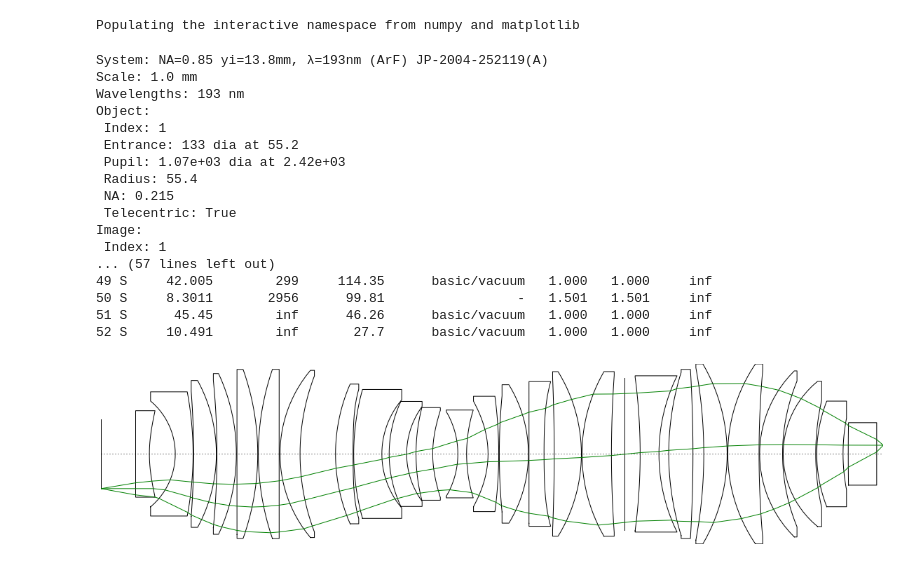
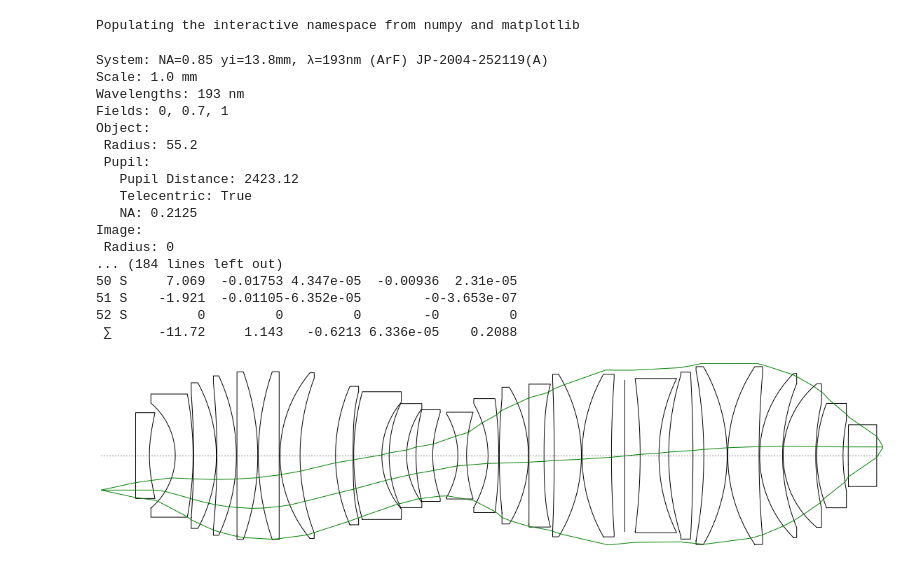
Before and after one commit to quartiq/rayopt-notebooks, a Jupyter notebook: lithograph_JPA_2004252119.ipynb, the cells around one changed output. Cells and saved outputs as stored; diff of their text form; code cells hidden in the pictures.

```diff
--- a/lithograph_JPA_2004252119.ipynb
+++ b/lithograph_JPA_2004252119.ipynb
@@ -71,64 +71,56 @@ data = """
 columns = "num roc distance material"
 s = system_from_text(data, columns.split(),
         shifts={"distance": 1}, wavelengths=[193.306e-9],
         description="NA=0.85 yi=13.8mm, λ=193nm (ArF) JP-2004-252119(A)")
-s.object = FiniteConjugate(radius=13.85*4, na=.85/4, telecentric=True)
-s.image = FiniteConjugate(radius=13.85, na=.85, telecentric=True)
-s[2].aspherics = [-1.1125e-7, 3.34964e-12, -1.42684e-16,
+s.object = FiniteConjugate(radius=13.8*4, pupil=dict(
+        type="na", na=.85/4, telecentric=True, aim=False))
+s[2].aspherics = [0, -1.1125e-7, 3.34964e-12, -1.42684e-16,
                   3.9882e-21, 8.17347e-25, -6.87665e-29]
-s[5].aspherics = [5.34237e-9, -9.72667e-14, -5.84808e-18,
+s[5].aspherics = [0, 5.34237e-9, -9.72667e-14, -5.84808e-18,
                   2.99174e-22, 1.01762e-26, -6.74726e-31]
-s[16].aspherics = [6.19191e-8, -1.21235e-12, 6.91135e-17,
+s[16].aspherics = [0, 6.19191e-8, -1.21235e-12, 6.91135e-17,
                    -2.36561e-21, 9.73120e-26, -7.46736e-31]
-s[22].aspherics = [-9.31073e-8, 1.78564e-12, -2.04348e-16,
+s[22].aspherics = [0, -9.31073e-8, 1.78564e-12, -2.04348e-16,
                    2.06669e-21, -9.25172e-27, -1.78357e-28]
-s[25].aspherics = [3.05599e-8, 1.37059e-12, 5.03086e-17,
+s[25].aspherics = [0, 3.05599e-8, 1.37059e-12, 5.03086e-17,
                    6.8284e-21, -1.43214e-25, 8.69884e-29]
-s[30].aspherics = [4.18743e-8, -3.11379e-13, -8.18948e-18,
+s[30].aspherics = [0, 4.18743e-8, -3.11379e-13, -8.18948e-18,
                    2.43208e-22, -9.63937e-29, -6.69019e-32]
-s[47].aspherics = [4.47622e-9, 1.15439e-13, -1.90126e-17,
+s[47].aspherics = [0, 4.47622e-9, 1.15439e-13, -1.90126e-17,
                    8.91857e-22, -3.27673e-26, 8.56793e-31]
 s.stop = 35
 s[s.stop].radius = 180.6/2*1.35
 s[0].radius = s.object.radius
-#s.image.distance = s[0].distance
 s[0].distance = 0
-#del s[0]
 s.update()
-p = ParaxialTrace(s)
-p.resize()
-p.update_conjugates()
-s.update()
+s.paraxial.resize()
 g = GeometricTrace(s)
 g.rays_clipping((0, 1))
-#g.resize()
-#s.update()
-##.rays_paraxial(ParaxialTrace(s))
 fig, ax = plt.subplots(figsize=(20, 8))
 s.plot(ax)
 g.plot(ax)
 
 print(s)
 #print(system_to_yaml(s))
 # %% [output]
 System: NA=0.85 yi=13.8mm, λ=193nm (ArF) JP-2004-252119(A)
 Scale: 1.0 mm
 Wavelengths: 193 nm
+Fields: 0, 0.7, 1
 Object:
- Index: 1
- Entrance: 133 dia at 55.2
- Pupil: 1.07e+03 dia at 2.42e+03
- Radius: 55.4
- NA: 0.215
- Telecentric: True
+ Radius: 55.2
+ Pupil:
+   Pupil Distance: 2423.12
+   Telecentric: True
+   NA: 0.2125
 Image:
- Index: 1
-... (57 lines left out)
-49 S     42.005        299     114.35      basic/vacuum   1.000   1.000     inf
-50 S     8.3011       2956      99.81                 -   1.501   1.501     inf
-51 S      45.45        inf      46.26      basic/vacuum   1.000   1.000     inf
-52 S     10.491        inf       27.7      basic/vacuum   1.000   1.000     inf
+ Radius: 0
+... (184 lines left out)
+50 S     7.069  -0.01753 4.347e-05  -0.00936  2.31e-05
+51 S    -1.921  -0.01105-6.352e-05        -0-3.653e-07
+52 S         0         0         0        -0         0
+ ∑      -11.72     1.143   -0.6213 6.336e-05    0.2088
-[figure, old version]
+[figure, new version]
 # %%
 a = Analysis(s)
 # %% [output]
```
Also changed, not shown: parts of 2 cells of this notebook, 7 other files.
